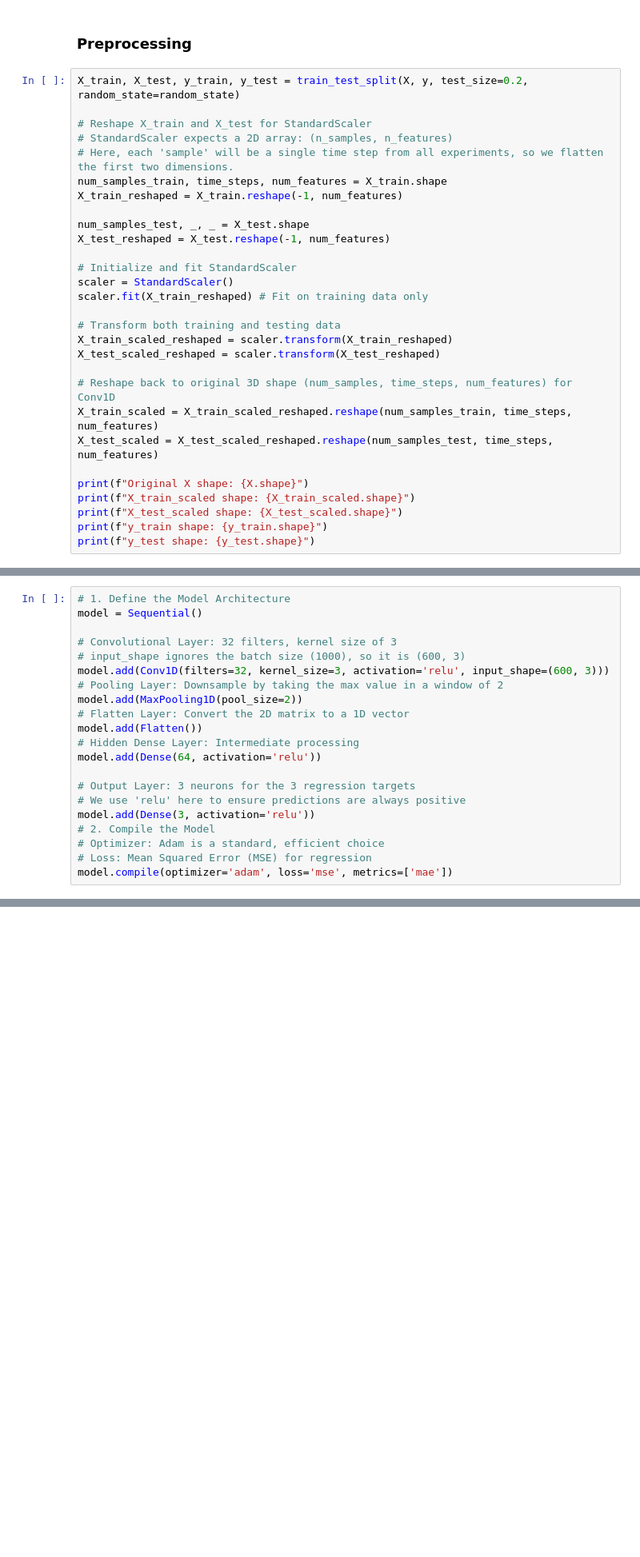
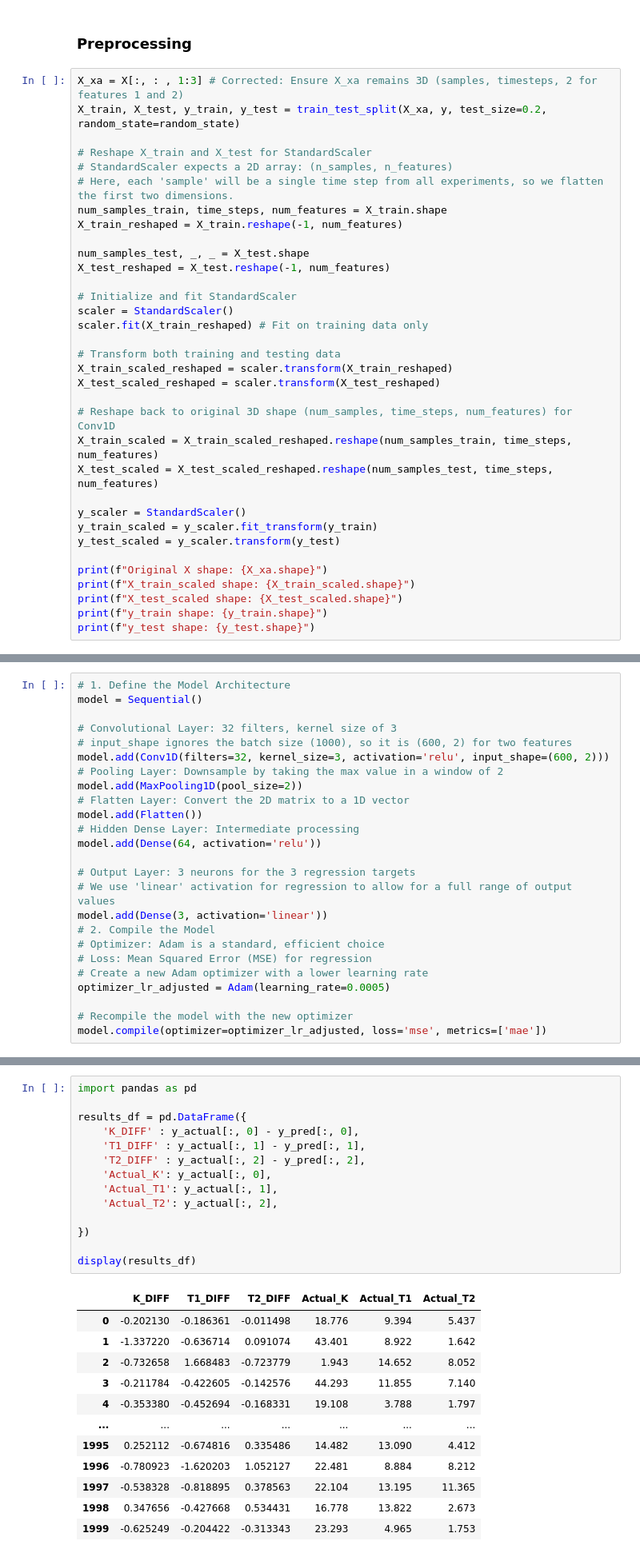
Before and after one commit to sergiokali/apa, a Jupyter notebook: AiPATrainer.ipynb, the cells around one changed output, grey strips where cells are left out. Shown at 80% size. Drawn from its saved outputs; the diff is of its cells as text; blank space fills up the shorter version.

```diff
--- a/AiPATrainer.ipynb
+++ b/AiPATrainer.ipynb
@@ -93,7 +97,8 @@ Num GPUs Available:  0
 # %% [markdown]
 ### Preprocessing
 # %%
-X_train, X_test, y_train, y_test = train_test_split(X, y, test_size=0.2, random_state=random_state)
+X_xa = X[:, : , 1:3] # Corrected: Ensure X_xa remains 3D (samples, timesteps, 2 for features 1 and 2)
+X_train, X_test, y_train, y_test = train_test_split(X_xa, y, test_size=0.2, random_state=random_state)
 
 # Reshape X_train and X_test for StandardScaler
 # StandardScaler expects a 2D array: (n_samples, n_features)
@@ -116,7 +121,11 @@ X_test_scaled_reshaped = scaler.transform(X_test_reshaped)
 X_train_scaled = X_train_scaled_reshaped.reshape(num_samples_train, time_steps, num_features)
 X_test_scaled = X_test_scaled_reshaped.reshape(num_samples_test, time_steps, num_features)
 
-print(f"Original X shape: {X.shape}")
+y_scaler = StandardScaler()
+y_train_scaled = y_scaler.fit_transform(y_train)
+y_test_scaled = y_scaler.transform(y_test)
+
+print(f"Original X shape: {X_xa.shape}")
 print(f"X_train_scaled shape: {X_train_scaled.shape}")
 print(f"X_test_scaled shape: {X_test_scaled.shape}")
 print(f"y_train shape: {y_train.shape}")
@@ -132,8 +141,8 @@ y_test shape: (200, 3)
 model = Sequential()
 
 # Convolutional Layer: 32 filters, kernel size of 3
-# input_shape ignores the batch size (1000), so it is (600, 3)
-model.add(Conv1D(filters=32, kernel_size=3, activation='relu', input_shape=(600, 3)))
+# input_shape ignores the batch size (1000), so it is (600, 2) for two features
+model.add(Conv1D(filters=32, kernel_size=3, activation='relu', input_shape=(600, 2)))
 # Pooling Layer: Downsample by taking the max value in a window of 2
 model.add(MaxPooling1D(pool_size=2))
 # Flatten Layer: Convert the 2D matrix to a 1D vector
@@ -142,12 +151,16 @@ model.add(Flatten())
 model.add(Dense(64, activation='relu'))
 
 # Output Layer: 3 neurons for the 3 regression targets
-# We use 'relu' here to ensure predictions are always positive
-model.add(Dense(3, activation='relu'))
+# We use 'linear' activation for regression to allow for a full range of output values
+model.add(Dense(3, activation='linear'))
 # 2. Compile the Model
 # Optimizer: Adam is a standard, efficient choice
 # Loss: Mean Squared Error (MSE) for regression
-model.compile(optimizer='adam', loss='mse', metrics=['mae'])
+# Create a new Adam optimizer with a lower learning rate
+optimizer_lr_adjusted = Adam(learning_rate=0.0005)
+
+# Recompile the model with the new optimizer
+model.compile(optimizer=optimizer_lr_adjusted, loss='mse', metrics=['mae'])
 # %%
 history = model.fit(X_train_scaled, y_train_scaled, epochs=50, batch_size=32, validation_split=0.2, verbose=1)
 # %% [output]
@@ -154,0 +198,27 @@ NameError: name 'y_train_scaled' is not defined
+# %%
+import pandas as pd
+
+results_df = pd.DataFrame({
+    'K_DIFF' : y_actual[:, 0] - y_pred[:, 0],
+    'T1_DIFF' : y_actual[:, 1] - y_pred[:, 1],
+    'T2_DIFF' : y_actual[:, 2] - y_pred[:, 2],
+    'Actual_K': y_actual[:, 0],
+    'Actual_T1': y_actual[:, 1],
+    'Actual_T2': y_actual[:, 2],
+
+})
+
+display(results_df)
+# %% [output]
+|  | K_DIFF | T1_DIFF | T2_DIFF | Actual_K | Actual_T1 | Actual_T2 |
+| 0 | -0.202130 | -0.186361 | -0.011498 | 18.776 | 9.394 | 5.437 |
+| 1 | -1.337220 | -0.636714 | 0.091074 | 43.401 | 8.922 | 1.642 |
+| 2 | -0.732658 | 1.668483 | -0.723779 | 1.943 | 14.652 | 8.052 |
+| 3 | -0.211784 | -0.422605 | -0.142576 | 44.293 | 11.855 | 7.140 |
+| 4 | -0.353380 | -0.452694 | -0.168331 | 19.108 | 3.788 | 1.797 |
+| ... | ... | ... | ... | ... | ... | ... |
+| 1995 | 0.252112 | -0.674816 | 0.335486 | 14.482 | 13.090 | 4.412 |
+| 1996 | -0.780923 | -1.620203 | 1.052127 | 22.481 | 8.884 | 8.212 |
+| 1997 | -0.538328 | -0.818895 | 0.378563 | 22.104 | 13.195 | 11.365 |
+| 1998 | 0.347656 | -0.427668 | 0.534431 | 16.778 | 13.822 | 2.673 |
+| 1999 | -0.625249 | -0.204422 | -0.313343 | 23.293 | 4.965 | 1.753 |
```
Also changed, not shown: parts of 33 cells of this notebook.
